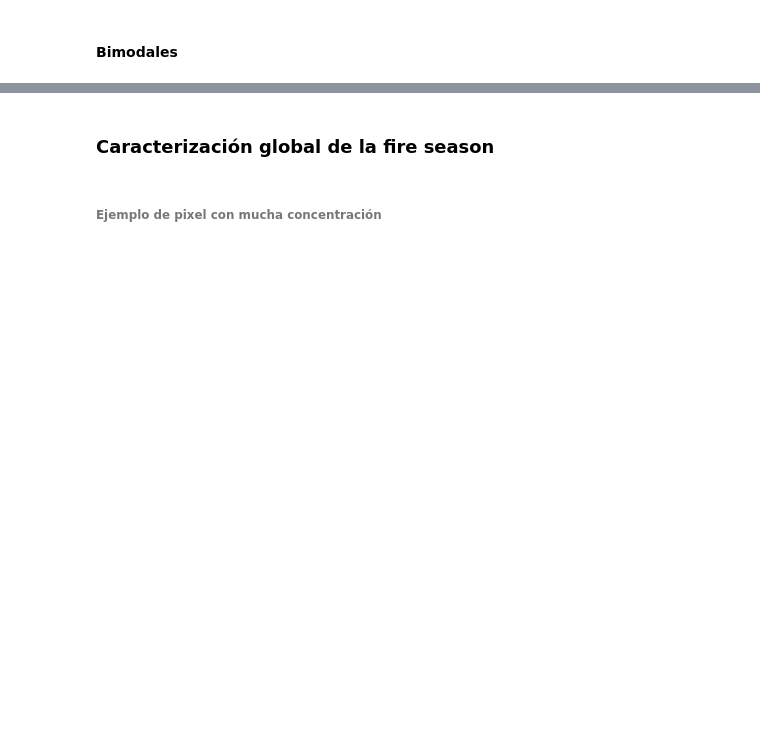
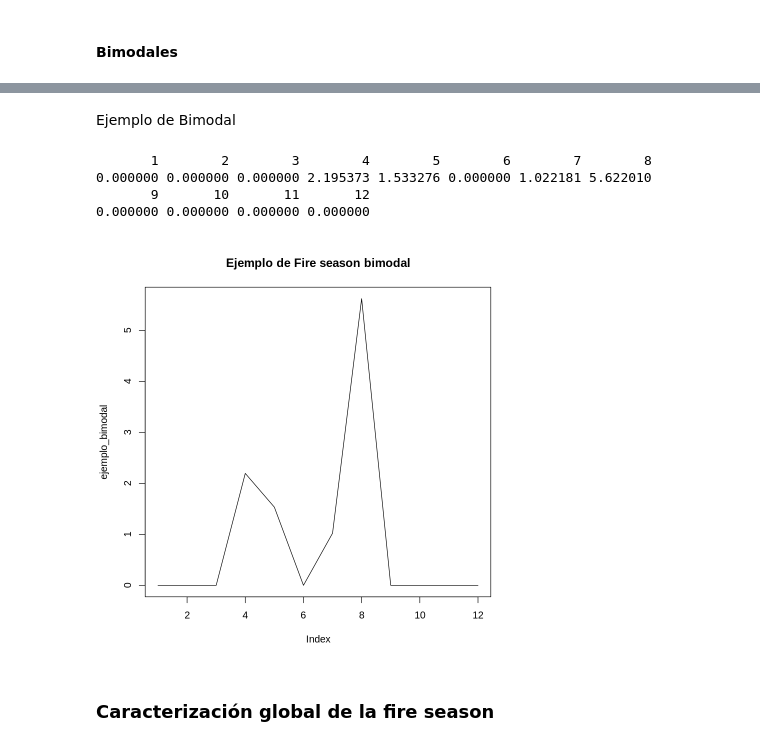
Before and after one commit to delatorre96/Development-of-a-multi-resolution-fire-season-database-on-a-global-scale, a Jupyter notebook: 3.Jupyter_Notebooks/Fire Season.ipynb, the cells around one changed output, grey strips where cells are left out. Drawn from its saved outputs; the diff is of its cells as text; code cells hidden in the pictures; blank space fills up the shorter version.

```diff
--- a/3.Jupyter_Notebooks/Fire Season.ipynb
+++ b/3.Jupyter_Notebooks/Fire Season.ipynb
@@ -106,0 +33,2 @@ A matrix: 804 × 12 of type dbl
+# %%
+grid = ba.mergeGrid5
@@ -205,2 +136,20 @@ Encontramos que un  13.95349 % son bimodales mientras que un  86.04651 % son uni
+# %% [markdown]
+Ejemplo de Bimodal
+# %%
+##escogemos la x de una bimodal
+x  <- df.fireSeasson[df.fireSeasson$'Bimodal' == TRUE, ][1,]$'coord_x'
+##escogemos la y de la misma bimodal
+y  <- df.fireSeasson[df.fireSeasson$'Bimodal' == TRUE, ][1,]$'coord_y'
+# %%
+ejemplo_bimodal <- df.seriesTemporales_conCoords[df.seriesTemporales_conCoords$'coord_x' == x & df.seriesTemporales_conCoords$'coord_y' == y ,]
+ejemplo_bimodal <- unlist((ejemplo_bimodal[,3:14]))
+ejemplo_bimodal
+plot(ejemplo_bimodal,type ='l', main= 'Ejemplo de Fire season bimodal')
+# %% [output]
+       1        2        3        4        5        6        7        8
+0.000000 0.000000 0.000000 2.195373 1.533276 0.000000 1.022181 5.622010
+       9       10       11       12
+0.000000 0.000000 0.000000 0.000000
+[figure, added]
 # %% [markdown]
 ### Caracterización global de la fire season
@@ -246,2 +155,0 @@ carctFS <- caracterizacion_fireSeason(mediasMensuales = medias_mensuales_ba, sig
-# %% [markdown]
-###### Ejemplo de pixel con mucha concentración
```
Also changed, not shown: parts of 39 cells of this notebook, 7 other files.
